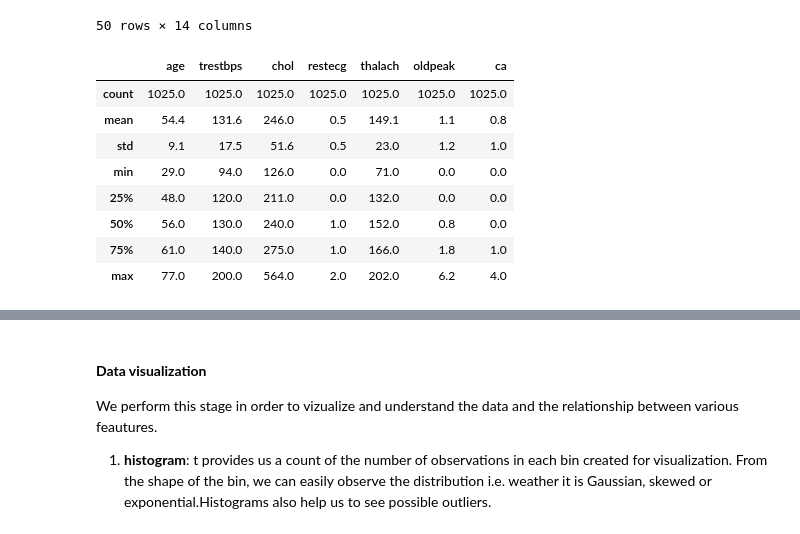
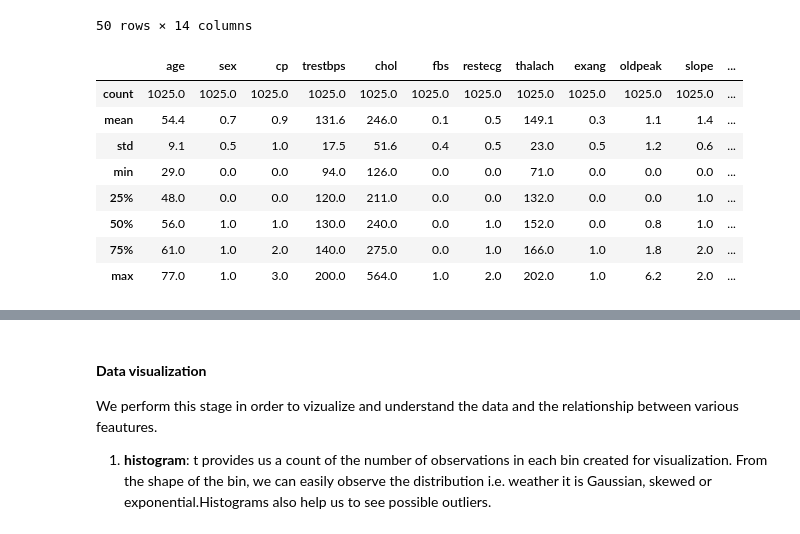
Before and after one commit to franck225-coder/Machine-Learning-project-series, a Jupyter notebook: logistic regression/heart disease prediction/heart_disease_prediction.ipynb, the cells around one changed output, grey strips where cells are left out. Cells and saved outputs as stored; diff of their text form; code cells hidden in the pictures.

```diff
--- a/logistic regression/heart disease prediction/heart_disease_prediction.ipynb
+++ b/logistic regression/heart disease prediction/heart_disease_prediction.ipynb
@@ -124,19 +124,19 @@ data.head(50)
 | 49 | 60 | male | symptomtic | 117 | 230 | true | 1 | 160 | true | 1.4 | flat | ... |
 50 rows × 14 columns
 # %%
-pd.set_option("display.max_rows",10)
+# pd.set_option("display.max_rows",10)
 pd.set_option("display.float_format",'{:.1f}'.format)
 data.describe()
 # %% [output]
-|  | age | trestbps | chol | restecg | thalach | oldpeak | ca |
-| count | 1025.0 | 1025.0 | 1025.0 | 1025.0 | 1025.0 | 1025.0 | 1025.0 |
-| mean | 54.4 | 131.6 | 246.0 | 0.5 | 149.1 | 1.1 | 0.8 |
-| std | 9.1 | 17.5 | 51.6 | 0.5 | 23.0 | 1.2 | 1.0 |
-| min | 29.0 | 94.0 | 126.0 | 0.0 | 71.0 | 0.0 | 0.0 |
-| 25% | 48.0 | 120.0 | 211.0 | 0.0 | 132.0 | 0.0 | 0.0 |
-| 50% | 56.0 | 130.0 | 240.0 | 1.0 | 152.0 | 0.8 | 0.0 |
-| 75% | 61.0 | 140.0 | 275.0 | 1.0 | 166.0 | 1.8 | 1.0 |
-| max | 77.0 | 200.0 | 564.0 | 2.0 | 202.0 | 6.2 | 4.0 |
+|  | age | sex | cp | trestbps | chol | fbs | restecg | thalach | exang | oldpeak | slope | ... |
+| count | 1025.0 | 1025.0 | 1025.0 | 1025.0 | 1025.0 | 1025.0 | 1025.0 | 1025.0 | 1025.0 | 1025.0 | 1025.0 | ... |
+| mean | 54.4 | 0.7 | 0.9 | 131.6 | 246.0 | 0.1 | 0.5 | 149.1 | 0.3 | 1.1 | 1.4 | ... |
+| std | 9.1 | 0.5 | 1.0 | 17.5 | 51.6 | 0.4 | 0.5 | 23.0 | 0.5 | 1.2 | 0.6 | ... |
+| min | 29.0 | 0.0 | 0.0 | 94.0 | 126.0 | 0.0 | 0.0 | 71.0 | 0.0 | 0.0 | 0.0 | ... |
+| 25% | 48.0 | 0.0 | 0.0 | 120.0 | 211.0 | 0.0 | 0.0 | 132.0 | 0.0 | 0.0 | 1.0 | ... |
+| 50% | 56.0 | 1.0 | 1.0 | 130.0 | 240.0 | 0.0 | 1.0 | 152.0 | 0.0 | 0.8 | 1.0 | ... |
+| 75% | 61.0 | 1.0 | 2.0 | 140.0 | 275.0 | 0.0 | 1.0 | 166.0 | 1.0 | 1.8 | 2.0 | ... |
+| max | 77.0 | 1.0 | 3.0 | 200.0 | 564.0 | 1.0 | 2.0 | 202.0 | 1.0 | 6.2 | 2.0 | ... |
 # %%
 data.mean()
 # %% [output]
```
Also changed, not shown: parts of 7 cells of this notebook.
